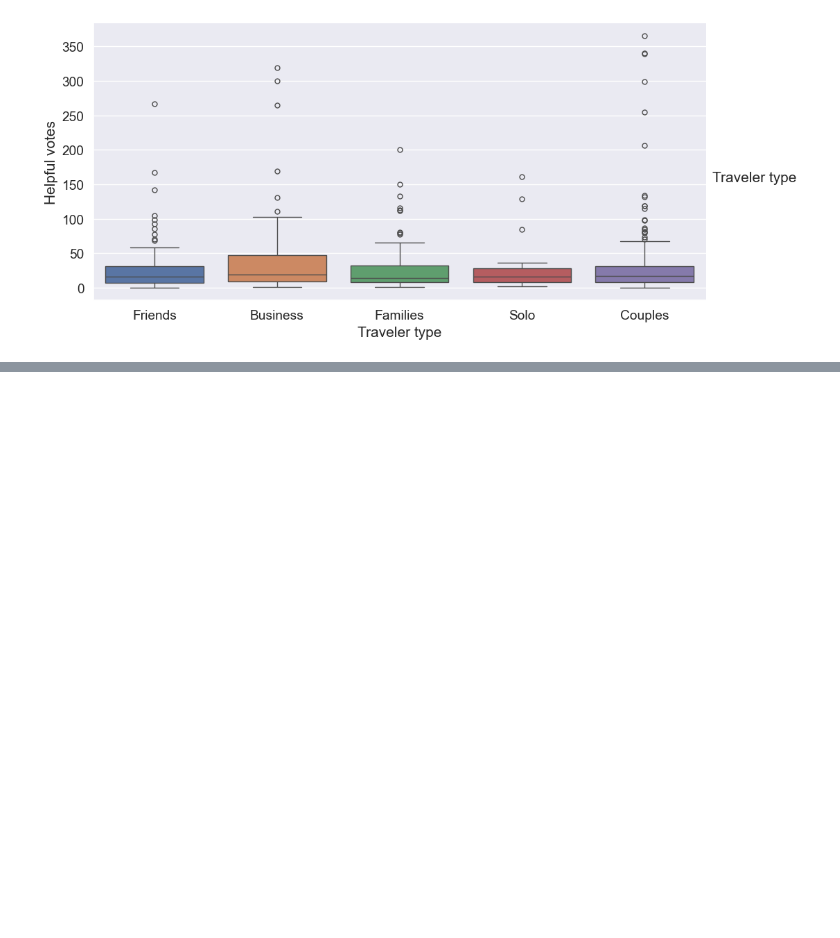
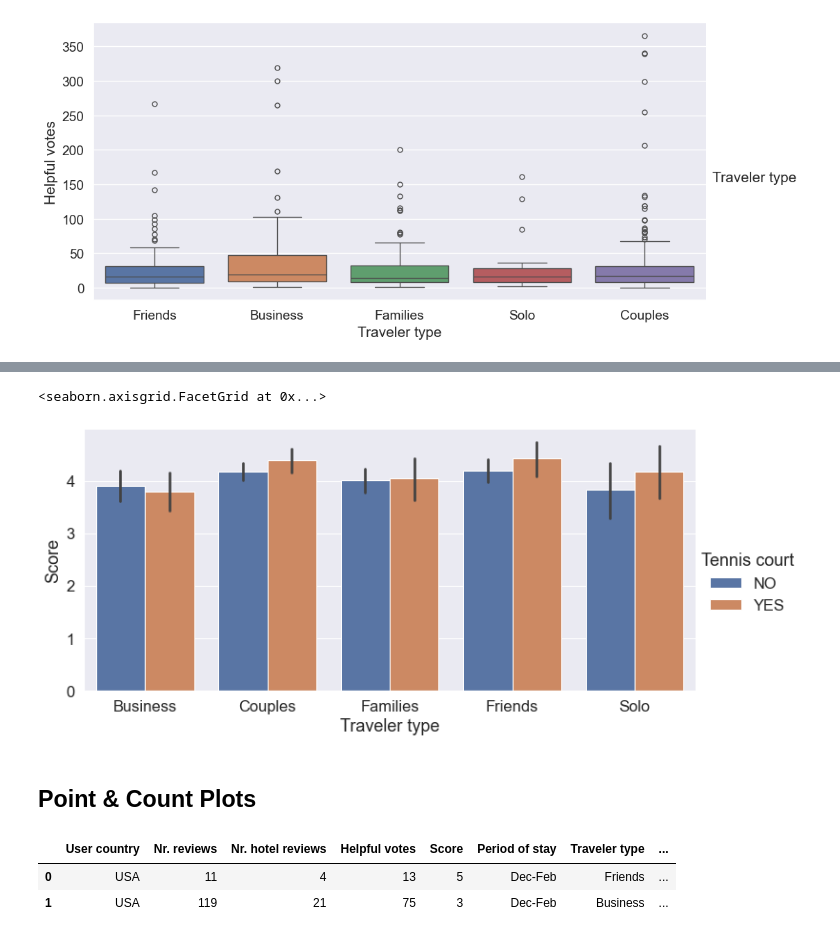
Before and after one commit to AnshuBantra/Python, a Jupyter notebook: Associate Data Scientist in Python/Working with Categorical Data in Python/Introduction to Categorical Data/notebook.ipynb, the cells around one changed output, grey strips where cells are left out. Saved outputs shown, nothing was run; the diff lists cells and outputs as text; code cells hidden in the pictures; blank space fills up the shorter version.

```diff
--- a/Associate Data Scientist in Python/Working with Categorical Data in Python/Introduction to Categorical Data/notebook.ipynb
+++ b/Associate Data Scientist in Python/Working with Categorical Data in Python/Introduction to Categorical Data/notebook.ipynb
@@ -569,0 +638,28 @@ plt.show()
+# %%
+sns.set(font_scale=1.5)
+sns.set_style('darkgrid')
+sns.catplot(
+  data=df_vegas
+  , kind='bar'
+  , x='Traveler type'
+  , y='Score'
+  , height=5
+  , aspect=2
+  , order=['Business', 'Couples', 'Families', 'Friends', 'Solo']
+  , hue = 'Tennis court'
+)
+# %% [output]
+<seaborn.axisgrid.FacetGrid at 0x...>
+[figure, added]
+# %% [markdown]
+## Point & Count Plots
+# %%
+import pandas as pd
+import matplotlib.pyplot as plt
+import seaborn as sns
+df_vegas = pd.read_csv(r'../data/lasvegas_tripadvisor.csv')
+df_vegas.head(2)
+# %% [output]
+|  | User country | Nr. reviews | Nr. hotel reviews | Helpful votes | Score | Period of stay | Traveler type | ... |
+| 0 | USA | 11 | 4 | 13 | 5 | Dec-Feb | Friends | ... |
+| 1 | USA | 119 | 21 | 75 | 3 | Dec-Feb | Business | ... |
```
Also changed, not shown: parts of 46 cells of this notebook.
